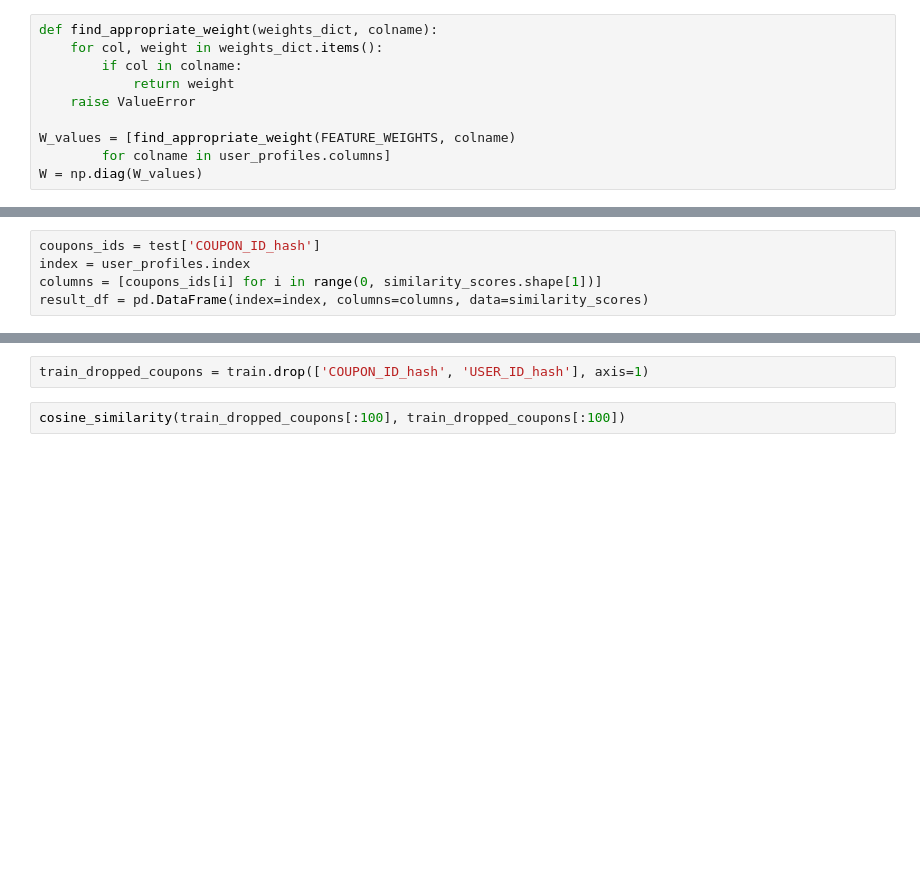
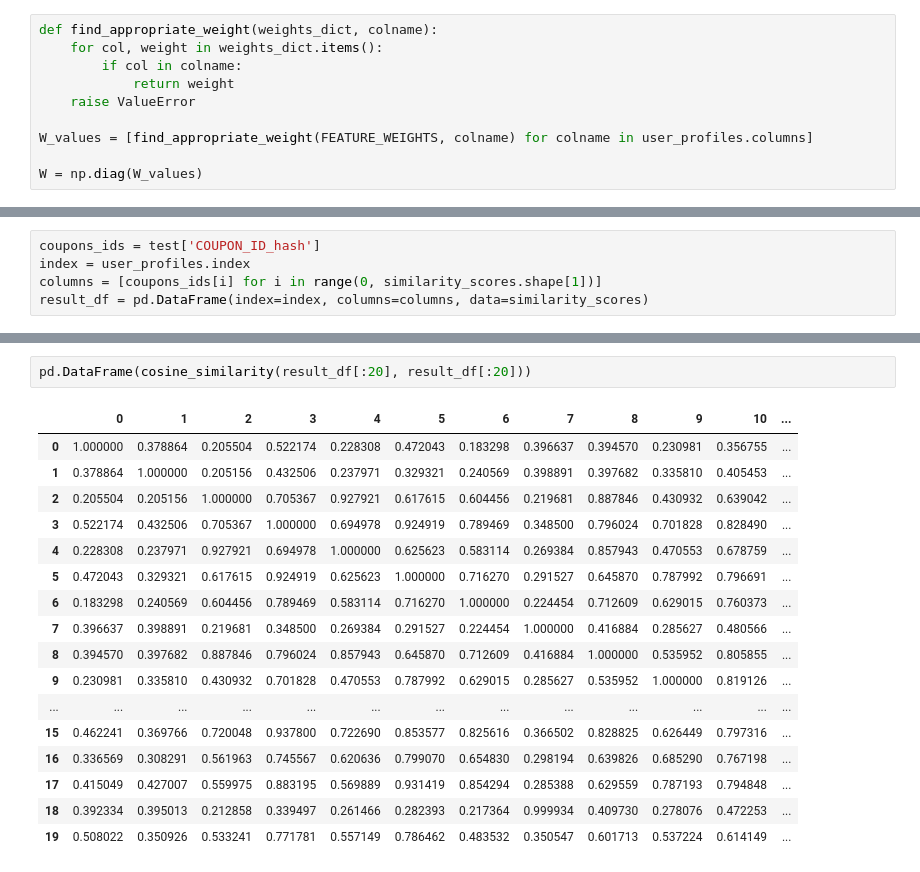
Before and after one commit to jnferreira/couponpurchasepreds, a Jupyter notebook: cos_sim.ipynb, the cells around one changed output, grey strips where cells are left out. Drawn from its saved outputs; the diff is of its cells as text; blank space fills up the shorter version.

```diff
--- a/cos_sim.ipynb
+++ b/cos_sim.ipynb
@@ -82,8 +119,8 @@ def find_appropriate_weight(weights_dict, colname):
             return weight
     raise ValueError
 
-W_values = [find_appropriate_weight(FEATURE_WEIGHTS, colname)
-        for colname in user_profiles.columns]
+W_values = [find_appropriate_weight(FEATURE_WEIGHTS, colname) for colname in user_profiles.columns]
+
 W = np.diag(W_values)
 # %%
 test_only_features = test.drop('COUPON_ID_hash', axis=1)
@@ -98,4 +157,20 @@ result_df
-# %%
-train_dropped_coupons = train.drop(['COUPON_ID_hash', 'USER_ID_hash'], axis=1)
-# %%
-cosine_similarity(train_dropped_coupons[:100], train_dropped_coupons[:100])
+# %%
+pd.DataFrame(cosine_similarity(result_df[:20], result_df[:20]))
+# %% [output]
+|  | 0 | 1 | 2 | 3 | 4 | 5 | 6 | 7 | 8 | 9 | 10 | ... |
+| 0 | 1.000000 | 0.378864 | 0.205504 | 0.522174 | 0.228308 | 0.472043 | 0.183298 | 0.396637 | 0.394570 | 0.230981 | 0.356755 | ... |
+| 1 | 0.378864 | 1.000000 | 0.205156 | 0.432506 | 0.237971 | 0.329321 | 0.240569 | 0.398891 | 0.397682 | 0.335810 | 0.405453 | ... |
+| 2 | 0.205504 | 0.205156 | 1.000000 | 0.705367 | 0.927921 | 0.617615 | 0.604456 | 0.219681 | 0.887846 | 0.430932 | 0.639042 | ... |
+| 3 | 0.522174 | 0.432506 | 0.705367 | 1.000000 | 0.694978 | 0.924919 | 0.789469 | 0.348500 | 0.796024 | 0.701828 | 0.828490 | ... |
+| 4 | 0.228308 | 0.237971 | 0.927921 | 0.694978 | 1.000000 | 0.625623 | 0.583114 | 0.269384 | 0.857943 | 0.470553 | 0.678759 | ... |
+| 5 | 0.472043 | 0.329321 | 0.617615 | 0.924919 | 0.625623 | 1.000000 | 0.716270 | 0.291527 | 0.645870 | 0.787992 | 0.796691 | ... |
+| 6 | 0.183298 | 0.240569 | 0.604456 | 0.789469 | 0.583114 | 0.716270 | 1.000000 | 0.224454 | 0.712609 | 0.629015 | 0.760373 | ... |
+| 7 | 0.396637 | 0.398891 | 0.219681 | 0.348500 | 0.269384 | 0.291527 | 0.224454 | 1.000000 | 0.416884 | 0.285627 | 0.480566 | ... |
+| 8 | 0.394570 | 0.397682 | 0.887846 | 0.796024 | 0.857943 | 0.645870 | 0.712609 | 0.416884 | 1.000000 | 0.535952 | 0.805855 | ... |
+| 9 | 0.230981 | 0.335810 | 0.430932 | 0.701828 | 0.470553 | 0.787992 | 0.629015 | 0.285627 | 0.535952 | 1.000000 | 0.819126 | ... |
+| ... | ... | ... | ... | ... | ... | ... | ... | ... | ... | ... | ... | ... |
+| 15 | 0.462241 | 0.369766 | 0.720048 | 0.937800 | 0.722690 | 0.853577 | 0.825616 | 0.366502 | 0.828825 | 0.626449 | 0.797316 | ... |
+| 16 | 0.336569 | 0.308291 | 0.561963 | 0.745567 | 0.620636 | 0.799070 | 0.654830 | 0.298194 | 0.639826 | 0.685290 | 0.767198 | ... |
+| 17 | 0.415049 | 0.427007 | 0.559975 | 0.883195 | 0.569889 | 0.931419 | 0.854294 | 0.285388 | 0.629559 | 0.787193 | 0.794848 | ... |
+| 18 | 0.392334 | 0.395013 | 0.212858 | 0.339497 | 0.261466 | 0.282393 | 0.217364 | 0.999934 | 0.409730 | 0.278076 | 0.472253 | ... |
+| 19 | 0.508022 | 0.350926 | 0.533241 | 0.771781 | 0.557149 | 0.786462 | 0.483532 | 0.350547 | 0.601713 | 0.537224 | 0.614149 | ... |
```
Also changed, not shown: parts of 8 cells of this notebook, 2 other files.
